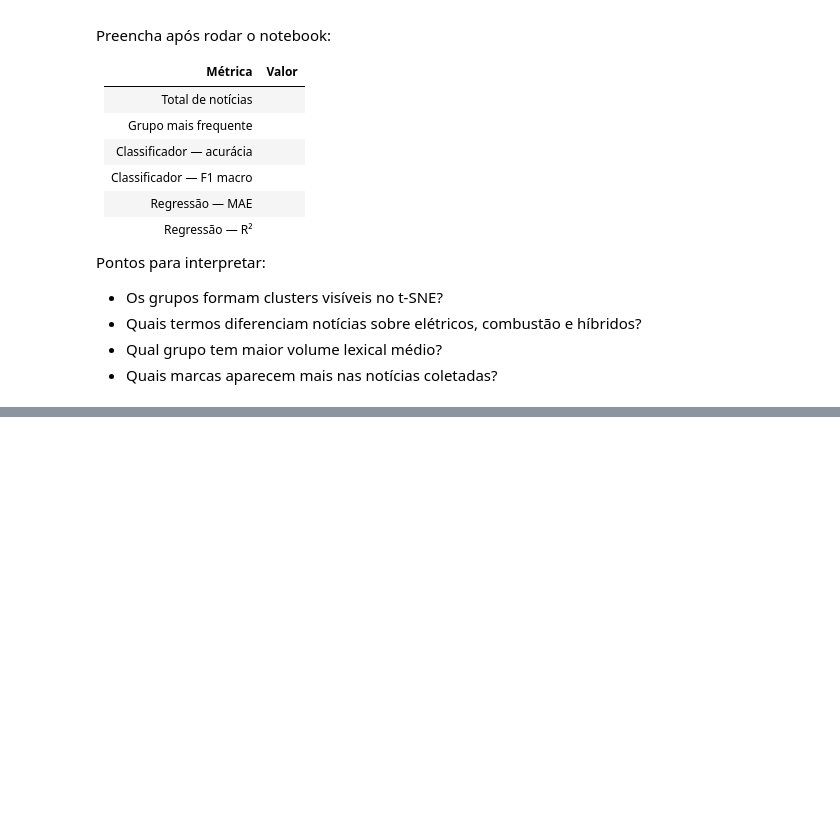
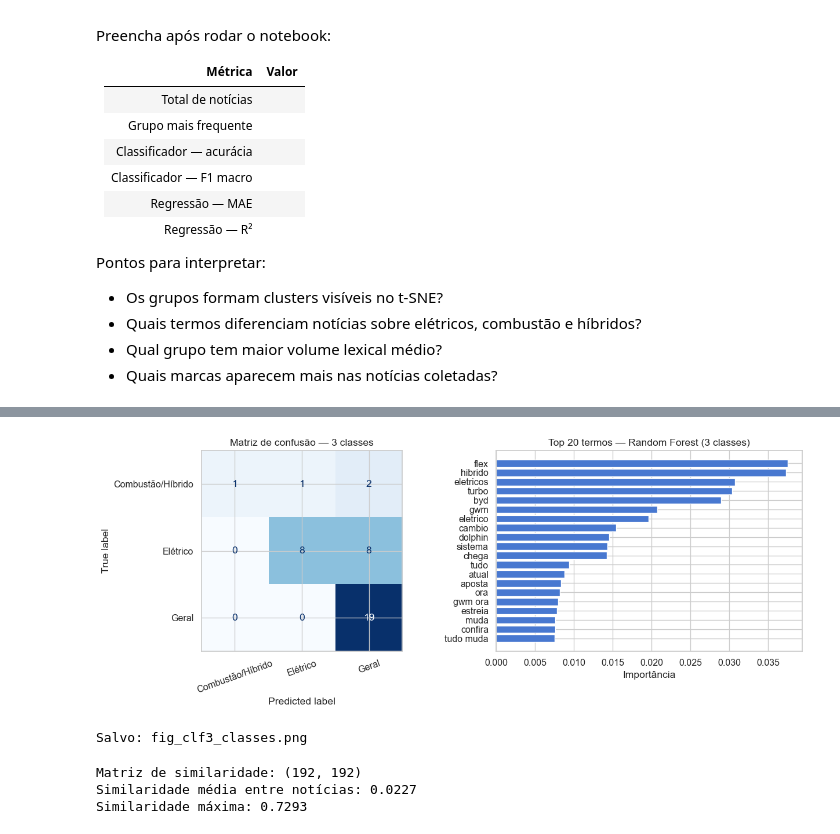
Before and after one commit to muvilani/analise_site_motor1_uol, a Jupyter notebook: 03_analise.ipynb, the cells around one changed output, grey strips where cells are left out. Cells and saved outputs as stored; diff of their text form; code cells hidden in the pictures; blank space fills up the shorter version.

```diff
--- a/03_analise.ipynb
+++ b/03_analise.ipynb
@@ -367,0 +423,24 @@ Pontos para interpretar:
+# %%
+ns3 = [50, 100, 200, 300, 500]
+res3 = []
+for n in ns3:
+    m = RandomForestClassifier(n_estimators=n, random_state=42, n_jobs=-1, class_weight="balanced")
+    m.fit(X3_treino, y3_treino)
+    f1_c = f1_score(y3_calib, m.predict(X3_calib), average="macro", zero_division=0)
+    res3.append({"n_estimators": n, "F1_macro_calib": f1_c})
+    print(f"n={n:3d} -> F1-macro calib = {f1_c:.4f}")
+
+df3_calib = pd.DataFrame(res3)
+melhor_n3 = int(df3_calib.loc[df3_calib["F1_macro_calib"].idxmax(), "n_estimators"])
+print(f"\nMelhor n_estimators: {melhor_n3}")
+
+clf3 = RandomForestClassifier(n_estimators=melhor_n3, random_state=42, n_jobs=-1, class_weight="balanced")
+clf3.fit(X3_treino, y3_treino)
+y3_pred = clf3.predict(X3_teste)
+
+nomes3 = le3.classes_[[c for c in np.unique(y3_v)]]
+print("\nMétricas no conjunto de teste")
+print(f"Acurácia : {accuracy_score(y3_teste, y3_pred):.4f}")
+print(f"F1 Macro : {f1_score(y3_teste, y3_pred, average='macro', zero_division=0):.4f}")
+print()
+print(classification_report(y3_teste, y3_pred, target_names=nomes3, zero_division=0))
@@ -367,0 +465,35 @@ Pontos para interpretar:
+# %%
+fig, axes = plt.subplots(1, 2, figsize=(13, 5))
+
+# Matriz de confusão
+cm3 = confusion_matrix(y3_teste, y3_pred)
+ConfusionMatrixDisplay(cm3, display_labels=nomes3).plot(ax=axes[0], cmap="Blues", colorbar=False, xticks_rotation=20)
+axes[0].set_title("Matriz de confusão — 3 classes")
+
+# Feature importance
+imp3 = pd.Series(clf3.feature_importances_, index=vocab).sort_values(ascending=False).head(20)
+axes[1].barh(imp3.index[::-1], imp3.values[::-1], color=sns.color_palette("muted")[0])
+axes[1].set_title("Top 20 termos — Random Forest (3 classes)")
+axes[1].set_xlabel("Importância")
+
+plt.tight_layout()
+plt.savefig("fig_clf3_classes.png", dpi=150, bbox_inches="tight")
+plt.show()
+print("Salvo: fig_clf3_classes.png")
+# %% [output]
+[figure, added]
+Salvo: fig_clf3_classes.png
+# %%
+from sklearn.metrics.pairwise import cosine_similarity
+
+# Matriz de similaridade (amostras x amostras)
+sim_matrix = cosine_similarity(X_tfidf)
+np.fill_diagonal(sim_matrix, 0)  # remove auto-similaridade
+
+print(f"Matriz de similaridade: {sim_matrix.shape}")
+print(f"Similaridade média entre notícias: {sim_matrix.mean():.4f}")
+print(f"Similaridade máxima: {sim_matrix.max():.4f}")
+# %% [output]
+Matriz de similaridade: (192, 192)
+Similaridade média entre notícias: 0.0227
+Similaridade máxima: 0.7293
```
Also changed, not shown: parts of 23 cells of this notebook.
